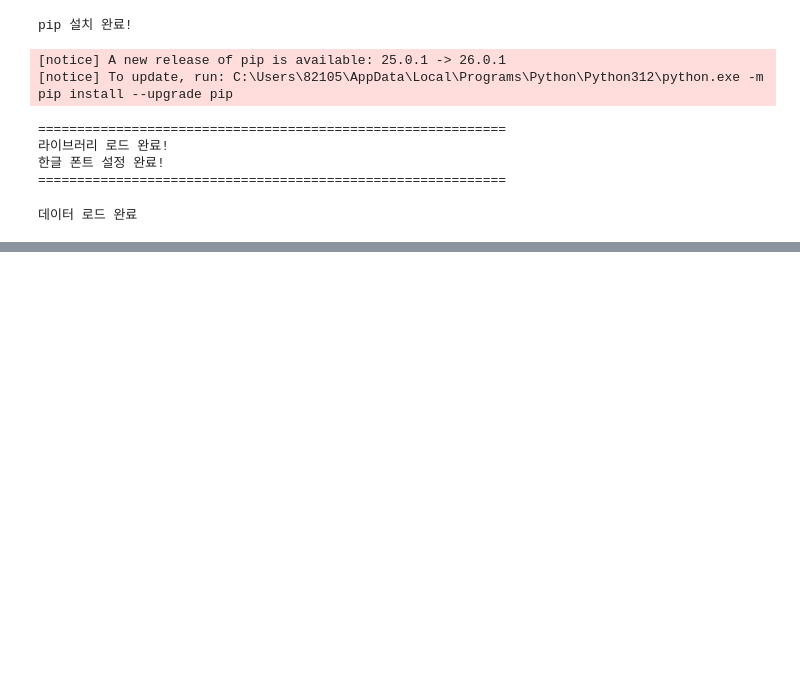
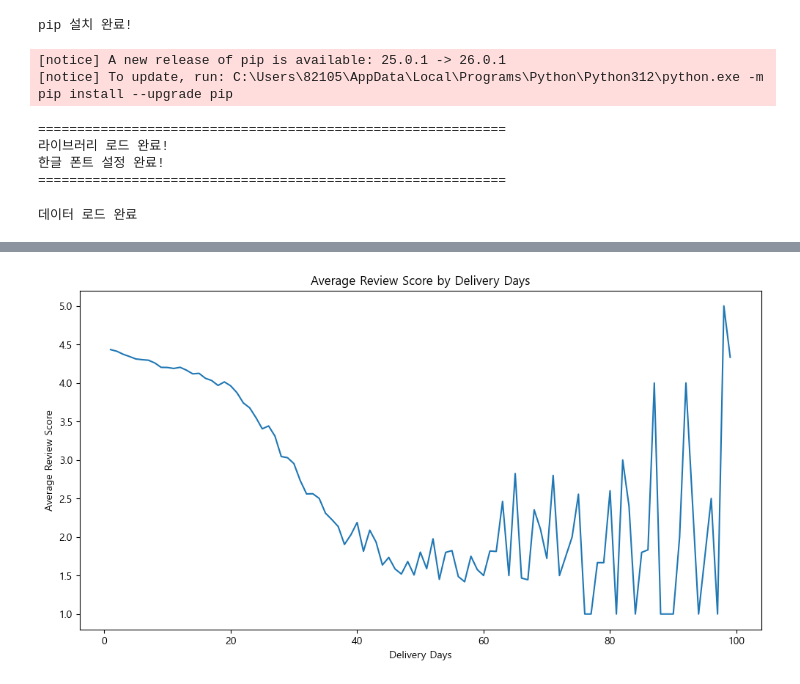
Before and after one commit to Kim-min-soo/it-s_advanced_project, a Jupyter notebook: works/yoon_hwa/merge_eda.ipynb, the cells around one changed output, grey strips where cells are left out. Saved outputs shown, nothing was run; the diff lists cells and outputs as text; code cells hidden in the pictures; blank space fills up the shorter version.

```diff
--- a/works/yoon_hwa/merge_eda.ipynb
+++ b/works/yoon_hwa/merge_eda.ipynb
@@ -93,0 +164,24 @@ df['delay_days'].groupby(df['review_score'])
+# %%
+
+# 배송 완료된 데이터만 사용
+df_deliverd = df[df['order_status'] == 'deliverd']
+
+# 배송 소요 기간 계산
+df['delivery_days'] = (
+    df['order_delivered_customer_date']
+    - df['order_purchase_timestamp']
+).dt.days
+# %%
+df = df[(df['delivery_days'] > 0) & (df['delivery_days'] < 100)] #이상치 제거
+# %%
+avg_score_delivery = df.groupby('delivery_days')['review_score'].mean().sort_index()
+# %%
+
+plt.figure()
+plt.plot(avg_score_delivery.index, avg_score_delivery.values)
+plt.xlabel("Delivery Days")
+plt.ylabel("Average Review Score")
+plt.title("Average Review Score by Delivery Days")
+plt.show()
+# %% [output]
+[figure, added]
```
Also changed, not shown: parts of 12 cells of this notebook, 3 other files.
